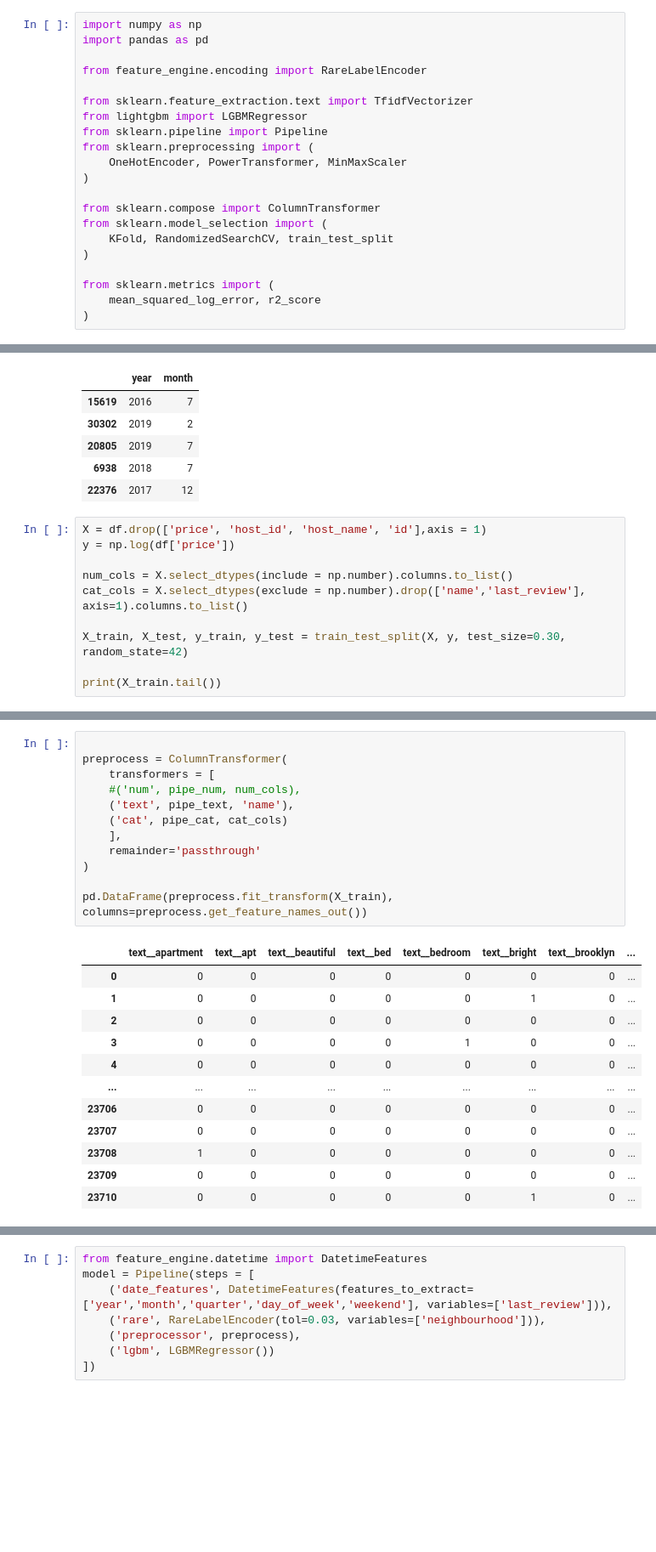
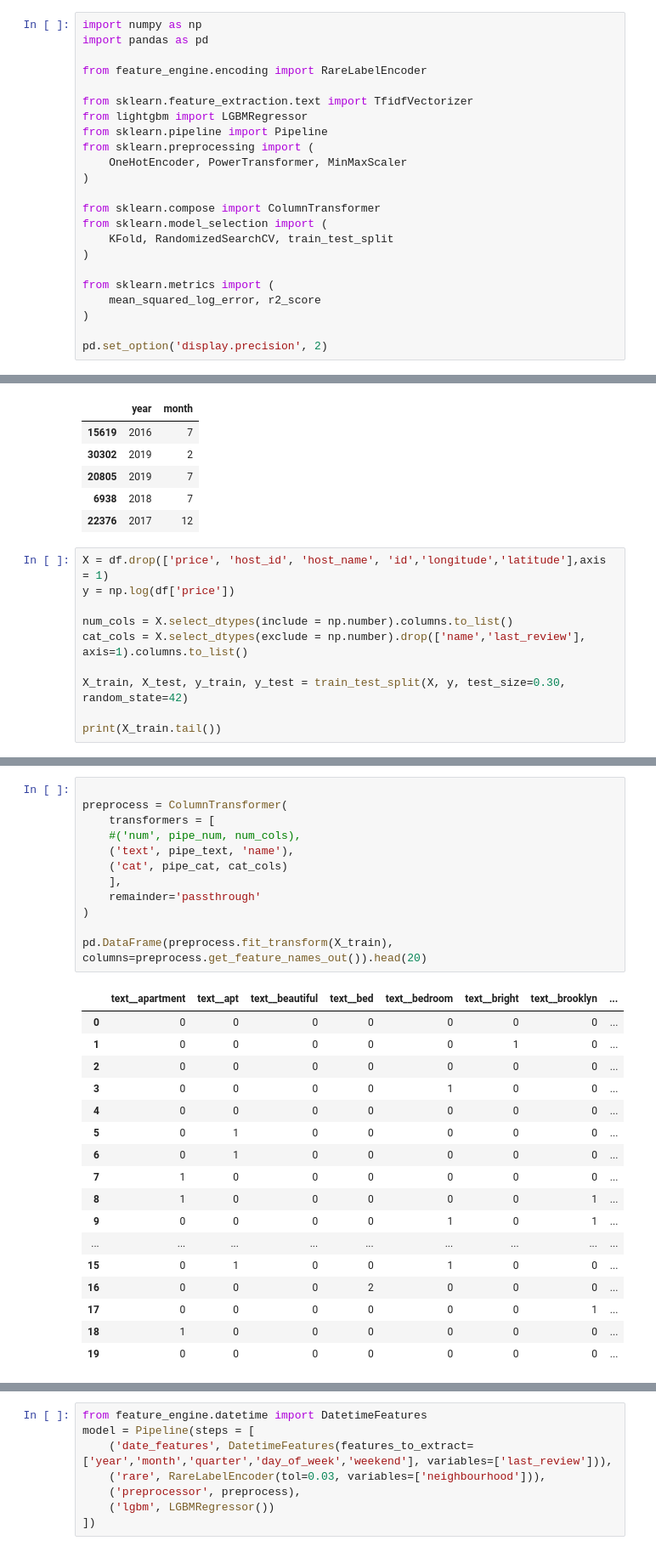
Before and after one commit to RodrigoFP51/nyc_airbnb_prices, a Jupyter notebook: notebooks/model_creation.ipynb, the cells around one changed output, grey strips where cells are left out. Shown: that part at 85% size. Drawn from its saved outputs; the diff is of its cells as text; blank space fills up the shorter version.

Commit message:
removed latitude and longitude from model

```diff
--- a/notebooks/model_creation.ipynb
+++ b/notebooks/model_creation.ipynb
@@ -21,6 +21,8 @@ from sklearn.model_selection import (
 from sklearn.metrics import (
     mean_squared_log_error, r2_score
 )
+
+pd.set_option('display.precision', 2)
 # %%
 df = pd.read_csv("../Data/airbnb_imputed.csv")
 # %%
@@ -142,7 +148,7 @@ df[['year','month']].sample(5)
 | 6938 | 2018 | 7 |
 | 22376 | 2017 | 12 |
 # %%
-X = df.drop(['price', 'host_id', 'host_name', 'id'],axis = 1)
+X = df.drop(['price', 'host_id', 'host_name', 'id','longitude','latitude'],axis = 1)
 y = np.log(df['price'])
 
 num_cols = X.select_dtypes(include = np.number).columns.to_list()
@@ -195,25 +201,30 @@ pipe_text = Pipeline(
 # %%
 
 preprocess = ColumnTransformer(
     transformers = [
     #('num', pipe_num, num_cols),
     ('text', pipe_text, 'name'),
     ('cat', pipe_cat, cat_cols)
     ],
     remainder='passthrough'
 )
 
-pd.DataFrame(preprocess.fit_transform(X_train), columns=preprocess.get_feature_names_out())
+pd.DataFrame(preprocess.fit_transform(X_train), columns=preprocess.get_feature_names_out()).head(20)
 # %% [output]
 |  | text__apartment | text__apt | text__beautiful | text__bed | text__bedroom | text__bright | text__brooklyn | ... |
 | 0 | 0 | 0 | 0 | 0 | 0 | 0 | 0 | ... |
 | 1 | 0 | 0 | 0 | 0 | 0 | 1 | 0 | ... |
 | 2 | 0 | 0 | 0 | 0 | 0 | 0 | 0 | ... |
 | 3 | 0 | 0 | 0 | 0 | 1 | 0 | 0 | ... |
 | 4 | 0 | 0 | 0 | 0 | 0 | 0 | 0 | ... |
+| 5 | 0 | 1 | 0 | 0 | 0 | 0 | 0 | ... |
+| 6 | 0 | 1 | 0 | 0 | 0 | 0 | 0 | ... |
+| 7 | 1 | 0 | 0 | 0 | 0 | 0 | 0 | ... |
+| 8 | 1 | 0 | 0 | 0 | 0 | 0 | 1 | ... |
+| 9 | 0 | 0 | 0 | 0 | 1 | 0 | 1 | ... |
 | ... | ... | ... | ... | ... | ... | ... | ... | ... |
-| 23706 | 0 | 0 | 0 | 0 | 0 | 0 | 0 | ... |
-| 23707 | 0 | 0 | 0 | 0 | 0 | 0 | 0 | ... |
-| 23708 | 1 | 0 | 0 | 0 | 0 | 0 | 0 | ... |
-| 23709 | 0 | 0 | 0 | 0 | 0 | 0 | 0 | ... |
-| 23710 | 0 | 0 | 0 | 0 | 0 | 1 | 0 | ... |
+| 15 | 0 | 1 | 0 | 0 | 1 | 0 | 0 | ... |
+| 16 | 0 | 0 | 0 | 2 | 0 | 0 | 0 | ... |
+| 17 | 0 | 0 | 0 | 0 | 0 | 0 | 1 | ... |
+| 18 | 1 | 0 | 0 | 0 | 0 | 0 | 0 | ... |
+| 19 | 0 | 0 | 0 | 0 | 0 | 0 | 0 | ... |
```
Also changed, not shown: parts of 14 cells of this notebook, 3 other files.
